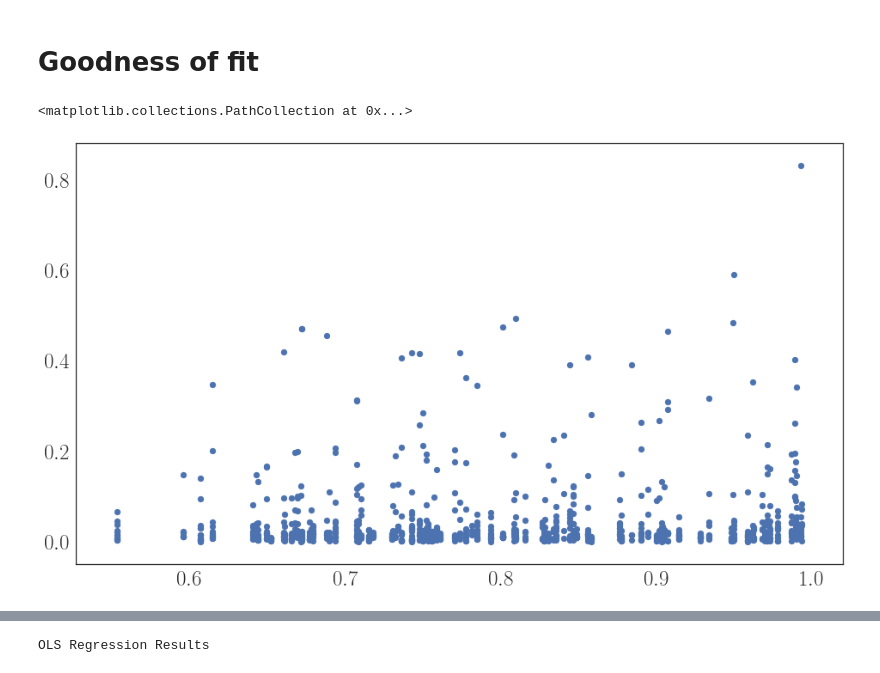
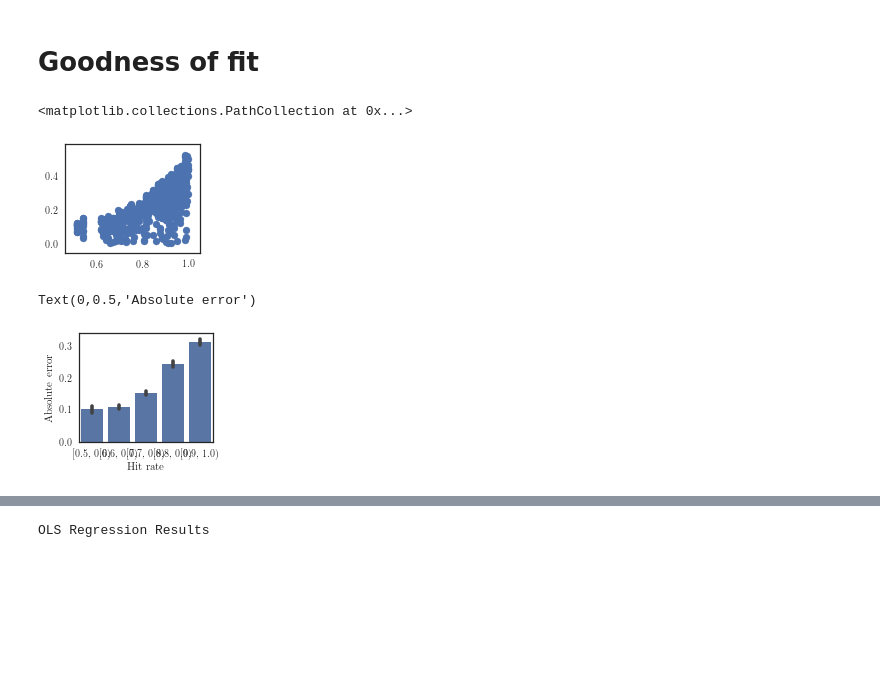
Before and after one commit to lepmik/causal-optogenetics-paper-data, a Jupyter notebook: network-classification.ipynb, the cells around one changed output, grey strips where cells are left out. Cells and saved outputs as stored; diff of their text form; code cells hidden in the pictures; blank space fills up the shorter version.

```diff
--- a/network-classification.ipynb
+++ b/network-classification.ipynb
@@ -147,19 +139,21 @@ fn = pd.concat(
     tmp.loc[tmp['cch'] <= TOL, 'weight'].rename('CCH')],
     axis=1)
 # %%
-save = False
-set_style('article', w=0.485)
+save = True
+if save: set_style('article', w=0.485)
+if not save: set_style('notebook')
 include = ['CCH','LOGIT', 'IV']#, 'CCH IV']
 sns.boxplot(data=fn.loc[:,include], palette=['b', 'g', 'r'])
-# for key, pos_x, pos_y in zip(['CCH'], [0, 1], [1.1, 0.9]):
-#     case = fn.loc[:,['IV']].dropna().values.flatten()
-#     control = fn.loc[:,[key]].dropna().values.flatten()
-#     pval, observed_diff, diffs = permutation_resampling(case, control, 1000, statistic=np.nanmedian)
-#     label_diff(pos_x, 1, pos_y, 'p = {:.2f}, $\\Delta$ = {:.3f}'.format(pval, observed_diff))
-# N = analys.shape[0] / 100
+for key, pos_x, pos_y in zip(['CCH'], [0, 1], [.35, 0.9]):
+    case = fn.loc[:,['IV']].dropna().values.flatten()
+    control = fn.loc[:,[key]].dropna().values.flatten()
+    print(len(control))
+    pval, observed_diff, diffs = permutation_resampling(case, control, 1000, statistic=np.nanmedian)
+    label_diff(pos_x, 2, pos_y, 'p = {:.2f}, $\\Delta$ = {:.3f}'.format(pval, observed_diff))
+N = analys.shape[0] / 100
 for x, name in zip([0, 1, 2], include):
     text = '{:.1f}\%'.format(len(fn[name].dropna()) / tmp.shape[0])
-    plt.text(x, .2, text, ha='center', va='bottom', color='k')
+    plt.text(x, .4, text, ha='center', va='bottom', color='k')
 sns.despine()
 plt.ylabel('False negative')
 if save: savefig(plt.gcf(), 'false_negative')
@@ -218,10 +165,32 @@ def regplot(x, y, data, model, ci, scatter_color='b', model_color='k', ax=None,
+# %%
+def normalize(x, y):
+    a = x - x.min()
+    return a / a.max() * y.max()
+# %%
+W = all_data[all_data.weight > 0].sort_values('weight').reset_index(drop=True)
+# %%
+estimate = W.cch
+true = normalize(W.weight, estimate)
+diff = abs(estimate - true)
 # %%
 fig = plt.figure()
-W = analys[analys.weight > 0].sort_values('weight').reset_index(drop=True)
-plt.scatter(W.hit_rate, abs(W.iv_wald - W.weight))
+plt.scatter(W.hit_rate, abs(estimate - true))
 # %% [output]
 <matplotlib.collections.PathCollection at 0x...>
-[figure, old version]
+[figure, new version]
+# %%
+fig = plt.figure()
+binsize = .1
+bins = np.arange(W.hit_rate.min().round(1), W.hit_rate.max().round(1) + binsize, binsize).round(2)[:-1]
+group = pd.DataFrame([diff[(W.hit_rate >= b1) & (W.hit_rate < b2)].values for b1, b2 in zip(bins, bins[1:])],
+                     index=['[{}, {})'.format(b1, b2) for b1, b2 in zip(bins, bins[1:])])
+
+sns.barplot(data=group.T, color='b')
+plt.xlabel('Hit rate')
+plt.ylabel('Absolute error')
+# %% [output]
+Text(0,0.5,'Absolute error')
+[figure, added]
 # %%
 w = analys[analys.weight > 0].sort_values('weight').reset_index(drop=True)
 # %%
```
Also changed, not shown: parts of 17 cells of this notebook, 16 other files.
